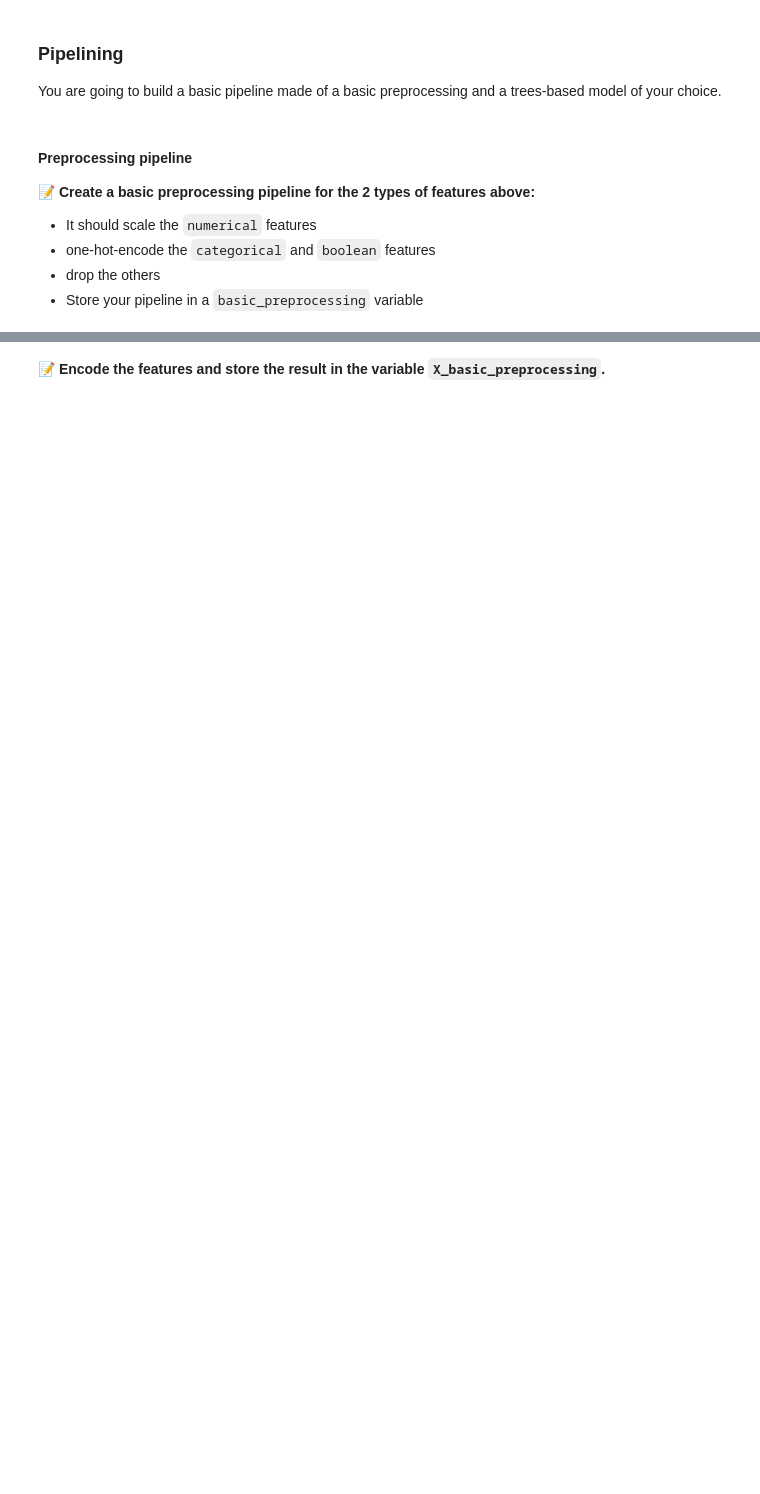
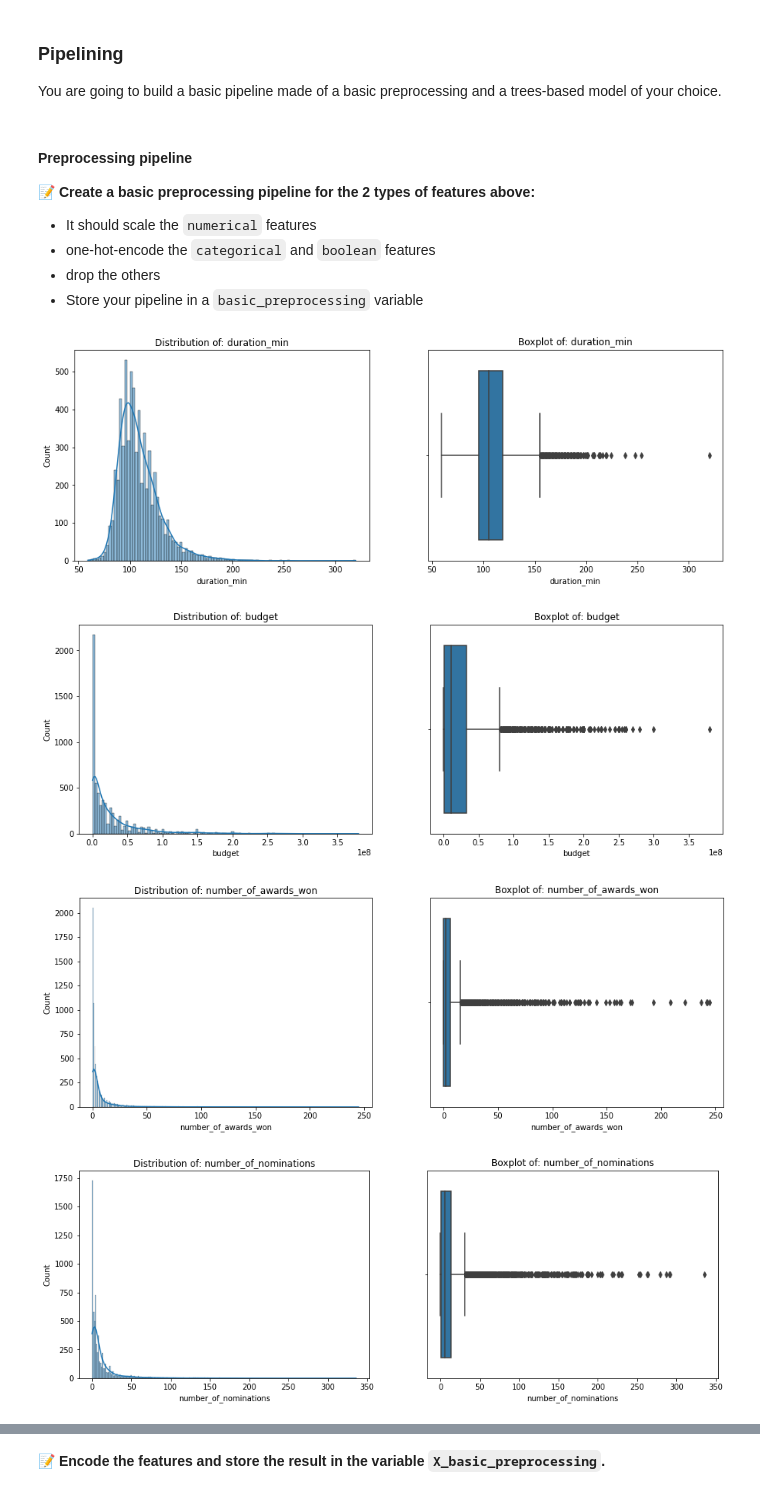
Before and after one commit to Dandan-2021/data-certification-exam, a Jupyter notebook: machine_learning/TV_popularity_predictor.ipynb, the cells around one changed output, grey strips where cells are left out. Drawn from its saved outputs; the diff is of its cells as text; code cells hidden in the pictures; blank space fills up the shorter version.

```diff
--- a/machine_learning/TV_popularity_predictor.ipynb
+++ b/machine_learning/TV_popularity_predictor.ipynb
@@ -153,0 +160,3 @@ It is around here!
+# %%
+y = data['popularity']
+X = data.drop(columns=['popularity'])
@@ -172,0 +257,3 @@ We will simply scale the numerical features and one-hot-encode the categorical o
+# %%
+numerical= X.select_dtypes(exclude=['object']).drop(columns='available_in_english').columns
+numerical
@@ -182,3 +287,25 @@ You are going to build a basic pipeline made of a basic preprocessing and a tree
 - one-hot-encode the `categorical` and `boolean` features
 - drop the others
 - Store your pipeline in a `basic_preprocessing` variable
+# %%
+# decide which scaler to use (many outliers)
+Numerical= X.select_dtypes(exclude=['object']).drop(columns='available_in_english')
+for numerical_feature in numerical:
+
+    fig, ax =plt.subplots(1,2,figsize=(15,5))
+
+    ax[0].set_title(f"Distribution of: {numerical_feature}")
+    sns.histplot(data = Numerical[numerical_feature], kde=True, ax=ax[0])
+
+    ax[1].set_title(f"Boxplot of: {numerical_feature}")
+    sns.boxplot(Numerical[numerical_feature], ax=ax[1])
+
+    # ax[2].set_title(f"Gaussianity of: {numerical_feature}")
+    # qqplot(Numerical[numerical_feature],line='s',ax=ax[2])
+
+    fig.show()
+# %% [output]
+[figure, added]
+[figure, added]
+[figure, added]
+[figure, added]
```
Also changed, not shown: parts of 35 cells of this notebook, 1 other file.
